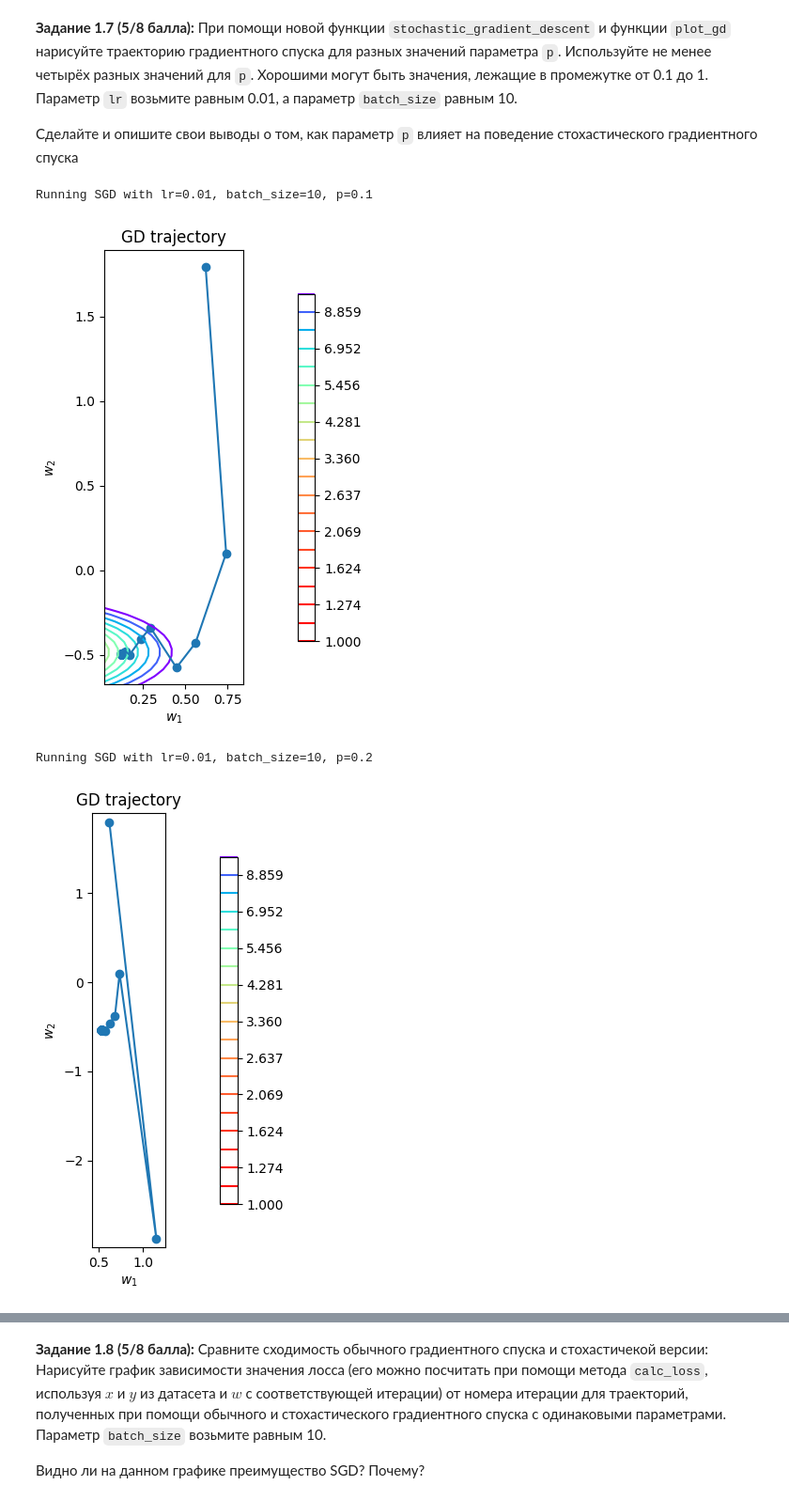
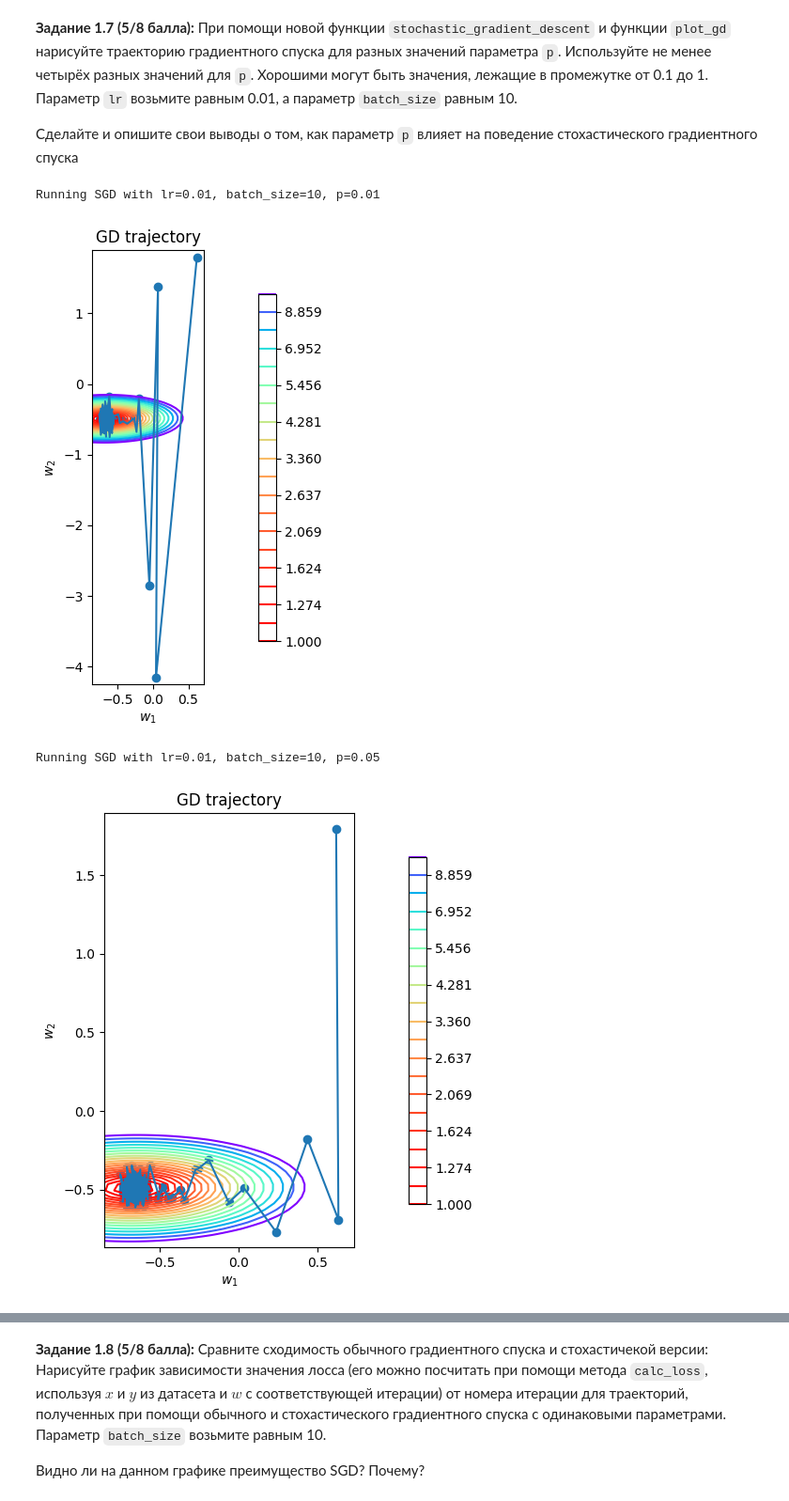
Before and after one commit to len4ass/ml_iad, a Jupyter notebook: src/ml/hw/ml_hw_5/hw05_gd.ipynb, the cells around one changed output, grey strips where cells are left out. Shown at 94% size. Cells and saved outputs as stored; diff of their text form; code cells hidden in the pictures.

```diff
--- a/src/ml/hw/ml_hw_5/hw05_gd.ipynb
+++ b/src/ml/hw/ml_hw_5/hw05_gd.ipynb
@@ -415,15 +427,11 @@ def stochastic_gradient_descent(
     :return: Список из n_iterations объектов np.ndarray размера (n_features,) -- история весов на каждом шаге
     """
     s = 1.0
-    w = w_init.copy()
-    weights_history = [w.copy()]
+    weights_history = [w_init.copy()]
     for i in range(n_iterations):
+        step = lr * np.power(s / (s + i), p)
         batch_indices = np.random.choice(X.shape[0], size=batch_size, replace=False)
-        batch = X[batch_indices]
-        grad = loss.calc_grad(batch, y[batch_indices], w)
-        s = s / (1 + p * i)
-        w = w - lr * s * grad
-        weights_history.append(w.copy())
+        weights_history.append(weights_history[-1] - step * loss.calc_grad(X[batch_indices], y[batch_indices], weights_history[-1]))
 
     return weights_history
 # %% [markdown]
@@ -432,13 +440,15 @@ def stochastic_gradient_descent(
 
 Сделайте и опишите свои выводы о том, как параметр `p` влияет на поведение стохастического градиентного спуска
 # %%
-p_values = [0.1, 0.2, 0.25, 0.5, 0.75, 0.8, 1]
+p_values = [0.01, 0.05, 0.1, 0.2, 0.25, 0.5, 0.75, 0.8, 1]
 for p in p_values:
     print(f"Running SGD with lr=0.01, batch_size=10, p={p}")
-    sgd = stochastic_gradient_descent(w_init, X, y, loss, 0.01, 10, p, 100)
+    sgd = stochastic_gradient_descent(w_init, X, y, loss, 0.01, 10, p, 1000)
     plot_gd(sgd, X, y, loss)
+
+# Чем меньше, тем хуже сходимость, оптимальное значение приходится на p=0.75
 # %% [output]
-Running SGD with lr=0.01, batch_size=10, p=0.1
+Running SGD with lr=0.01, batch_size=10, p=0.01
-[figure, old version]
+[figure, new version]
-Running SGD with lr=0.01, batch_size=10, p=0.2
+Running SGD with lr=0.01, batch_size=10, p=0.05
-[figure, old version]
+[figure, new version]
```
Also changed, not shown: parts of 7 cells of this notebook.
